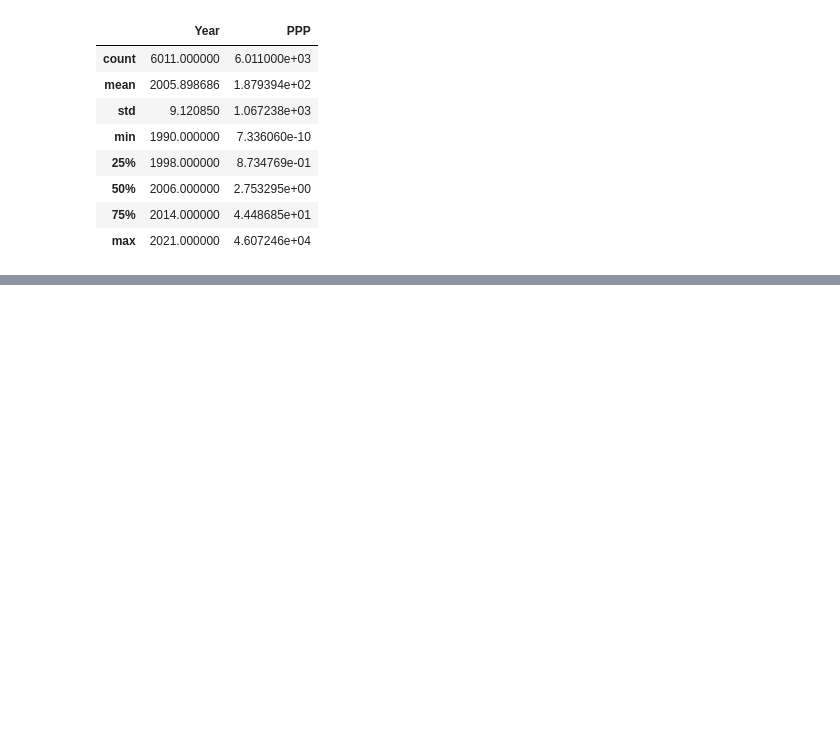
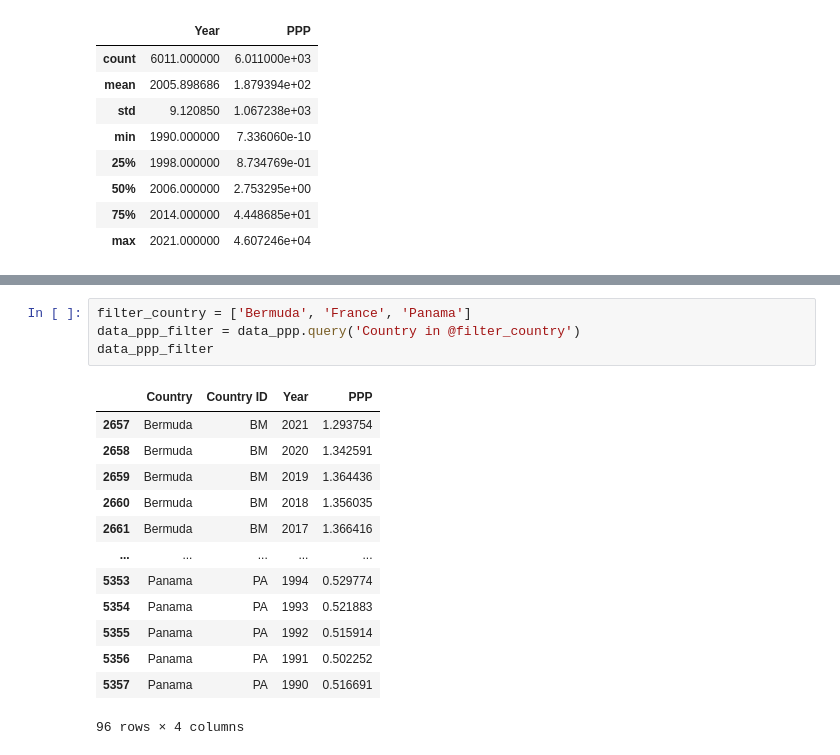
Before and after one commit to alenaporoskun/ssu_2023_pbd, a Jupyter notebook: labs/lab7/samples/sample.ipynb, the cells around one changed output, grey strips where cells are left out. Saved outputs shown, nothing was run; the diff lists cells and outputs as text; blank space fills up the shorter version.

```diff
--- a/labs/lab7/samples/sample.ipynb
+++ b/labs/lab7/samples/sample.ipynb
@@ -275,0 +470,18 @@ if __name__ == "__main__":
+# %%
+filter_country = ['Bermuda', 'France', 'Panama']
+data_ppp_filter = data_ppp.query('Country in @filter_country')
+data_ppp_filter
+# %% [output]
+|  | Country | Country ID | Year | PPP |
+| 2657 | Bermuda | BM | 2021 | 1.293754 |
+| 2658 | Bermuda | BM | 2020 | 1.342591 |
+| 2659 | Bermuda | BM | 2019 | 1.364436 |
+| 2660 | Bermuda | BM | 2018 | 1.356035 |
+| 2661 | Bermuda | BM | 2017 | 1.366416 |
+| ... | ... | ... | ... | ... |
+| 5353 | Panama | PA | 1994 | 0.529774 |
+| 5354 | Panama | PA | 1993 | 0.521883 |
+| 5355 | Panama | PA | 1992 | 0.515914 |
+| 5356 | Panama | PA | 1991 | 0.502252 |
+| 5357 | Panama | PA | 1990 | 0.516691 |
+96 rows × 4 columns
```
Also changed, not shown: parts of 50 cells of this notebook, 1 other file.
